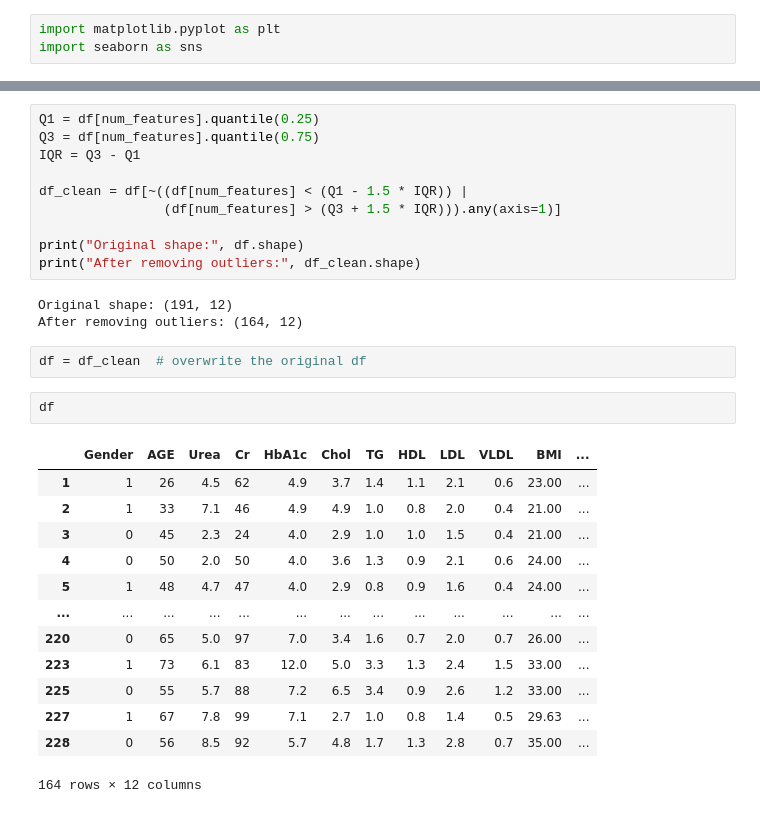
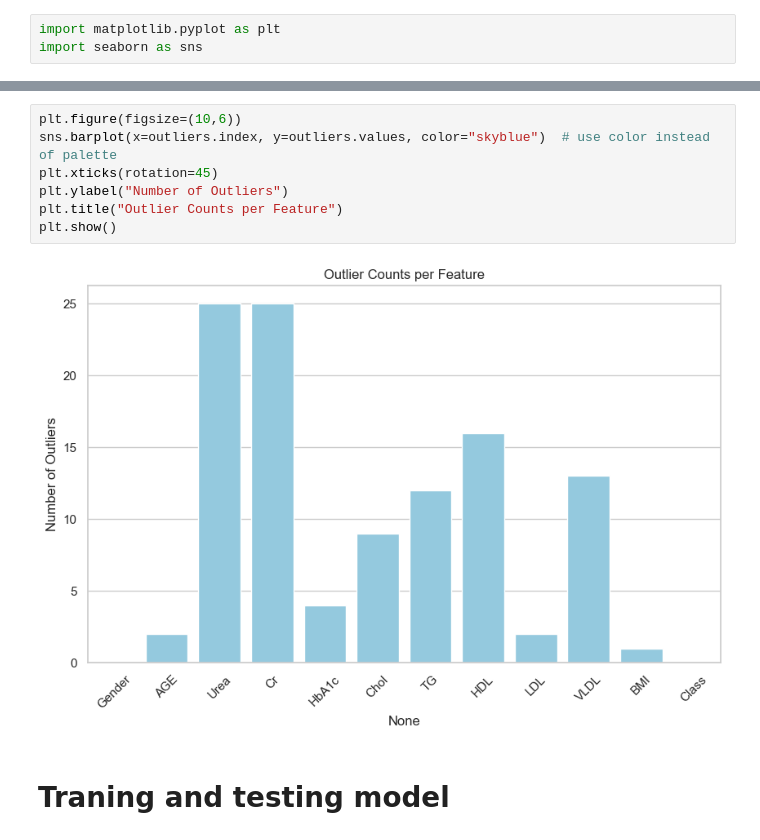
Before and after one commit to Sambridhiiii/Multiclass-Diabetes-Analysis, a Jupyter notebook: main.ipynb, the cells around one changed output, grey strips where cells are left out. Saved outputs shown, nothing was run; the diff lists cells and outputs as text.

```diff
--- a/main.ipynb
+++ b/main.ipynb
@@ -186,33 +358,13 @@ BMI        0
 Class      0
 dtype: int64
-# %%
-Q1 = df[num_features].quantile(0.25)
-Q3 = df[num_features].quantile(0.75)
-IQR = Q3 - Q1
-
-df_clean = df[~((df[num_features] < (Q1 - 1.5 * IQR)) |
-                (df[num_features] > (Q3 + 1.5 * IQR))).any(axis=1)]
-
-print("Original shape:", df.shape)
-print("After removing outliers:", df_clean.shape)
-# %% [output]
-Original shape: (191, 12)
-After removing outliers: (164, 12)
-# %%
-df = df_clean  # overwrite the original df
-# %%
-df
-# %% [output]
-|  | Gender | AGE | Urea | Cr | HbA1c | Chol | TG | HDL | LDL | VLDL | BMI | ... |
-| 1 | 1 | 26 | 4.5 | 62 | 4.9 | 3.7 | 1.4 | 1.1 | 2.1 | 0.6 | 23.00 | ... |
-| 2 | 1 | 33 | 7.1 | 46 | 4.9 | 4.9 | 1.0 | 0.8 | 2.0 | 0.4 | 21.00 | ... |
-| 3 | 0 | 45 | 2.3 | 24 | 4.0 | 2.9 | 1.0 | 1.0 | 1.5 | 0.4 | 21.00 | ... |
-| 4 | 0 | 50 | 2.0 | 50 | 4.0 | 3.6 | 1.3 | 0.9 | 2.1 | 0.6 | 24.00 | ... |
-| 5 | 1 | 48 | 4.7 | 47 | 4.0 | 2.9 | 0.8 | 0.9 | 1.6 | 0.4 | 24.00 | ... |
-| ... | ... | ... | ... | ... | ... | ... | ... | ... | ... | ... | ... | ... |
-| 220 | 0 | 65 | 5.0 | 97 | 7.0 | 3.4 | 1.6 | 0.7 | 2.0 | 0.7 | 26.00 | ... |
-| 223 | 1 | 73 | 6.1 | 83 | 12.0 | 5.0 | 3.3 | 1.3 | 2.4 | 1.5 | 33.00 | ... |
-| 225 | 0 | 55 | 5.7 | 88 | 7.2 | 6.5 | 3.4 | 0.9 | 2.6 | 1.2 | 33.00 | ... |
-| 227 | 1 | 67 | 7.8 | 99 | 7.1 | 2.7 | 1.0 | 0.8 | 1.4 | 0.5 | 29.63 | ... |
-| 228 | 0 | 56 | 8.5 | 92 | 5.7 | 4.8 | 1.7 | 1.3 | 2.8 | 0.7 | 35.00 | ... |
-164 rows × 12 columns
+# %%
+plt.figure(figsize=(10,6))
+sns.barplot(x=outliers.index, y=outliers.values, color="skyblue")  # use color instead of palette
+plt.xticks(rotation=45)
+plt.ylabel("Number of Outliers")
+plt.title("Outlier Counts per Feature")
+plt.show()
+# %% [output]
+[figure, added]
+# %% [markdown]
+# Traning and testing model
```
Also changed, not shown: parts of 31 cells of this notebook.
